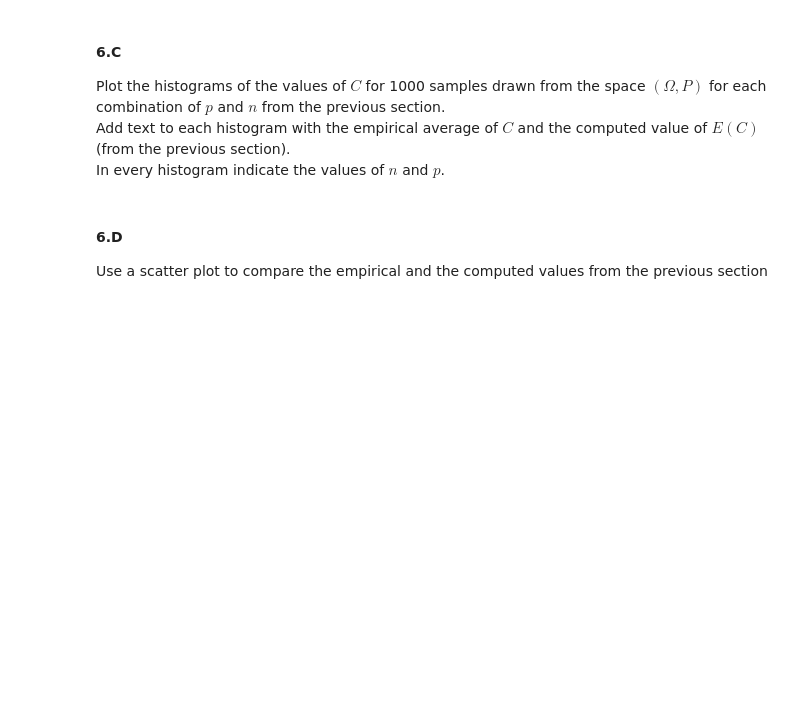
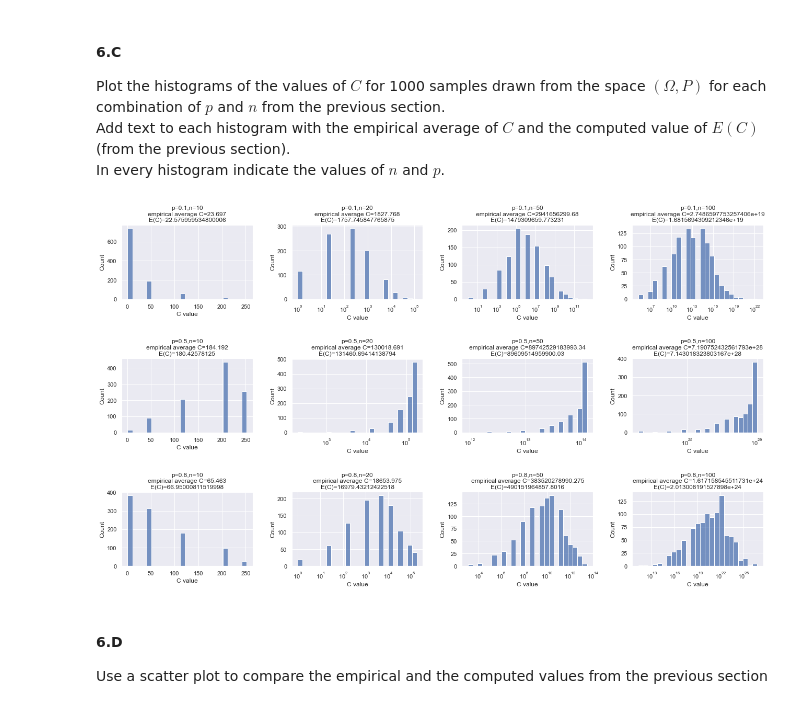
Before and after one commit to ronigold/Statistics_HW, a Jupyter notebook: HW1.ipynb, the cells around one changed output. Cells and saved outputs as stored; diff of their text form; code cells hidden in the pictures; blank space fills up the shorter version.

```diff
--- a/HW1.ipynb
+++ b/HW1.ipynb
@@ -422,0 +427,13 @@ Compute $E(C)$ for $p=0.1, 0.5, 0.8$ and $n=10, 20, 50, 100$
+# %%
+D1 = []
+D3 = []
+for p in [0.1, 0.5, 0.8]:
+    for n in [10, 20, 50, 100]:
+        D1.append(exp_C(n, p))
+        D3.append("p=" + str(p) + ",n=" + str(n))
+        print("p=%g,"%p, "n=%g,"%n, "\t", "E(C)=%g;"%exp_C(n, p))
+
+#For Q6.D
+D = pd.DataFrame(D1, columns = ["C"])
+D["label"] = D3
+D["type"] = "E(C)"
@@ -425,6 +455,38 @@ Compute $E(C)$ for $p=0.1, 0.5, 0.8$ and $n=10, 20, 50, 100$
 Plot the histograms of the values of $C$ for 1000 samples drawn from the space $(\Omega, P)$ for each combination of $p$ and $n$ from the previous section. <br>
 Add text to each histogram with the empirical average of $C$ and the computed value of $E(C)$ (from the previous section). <br>
 In every histogram indicate the values of $n$ and $p$.
+# %%
+def C_distribution(n, p, n_exp):
+    C = []
+    for i in range(n_exp): #choose W first
+        xw = ([0, 1])
+        P = np.random.choice(xw, (n,), p=[1-p, p])
+        W = math.comb(n, np.sum(P))
+        C.append(W)
+        X = np.array(C).astype(float)
+    return X
+# %%
+fig, ax = plt.subplots(3, 4, figsize=(22, 12))
+fig.subplots_adjust(hspace = 0.8, wspace = 0.3)
+
+D2 = []
+x = 0
+for p in [0.1, 0.5, 0.8]:
+    y = 0
+    for n in [10, 20, 50, 100]:
+        C = C_distribution(n, p, 1000)
+        if n >= 20:
+            sub = sns.histplot(data = C, ax=ax[x,y], log_scale = True, bins=25)
+        else:
+            sub = sns.histplot(data = C, ax=ax[x,y], log_scale = False, bins=25)
+        str_title = "p=" + str(p) + ",n=" + str(n) + "\n" + "empirical average C=" + str(C.mean()) + "\n" + "E(C)=" + str(exp_C(n, p))
+        sub.set_title(str_title)
+        sub.set_xlabel("C value")
+        D2.append(C.mean())
+        y = y + 1
+    x = x + 1
+# %% [output]
+[figure, added]
 # %% [markdown]
 #### 6.D
 Use a scatter plot to compare the empirical and the computed values from the previous section
```
Also changed, not shown: parts of 23 cells of this notebook.
